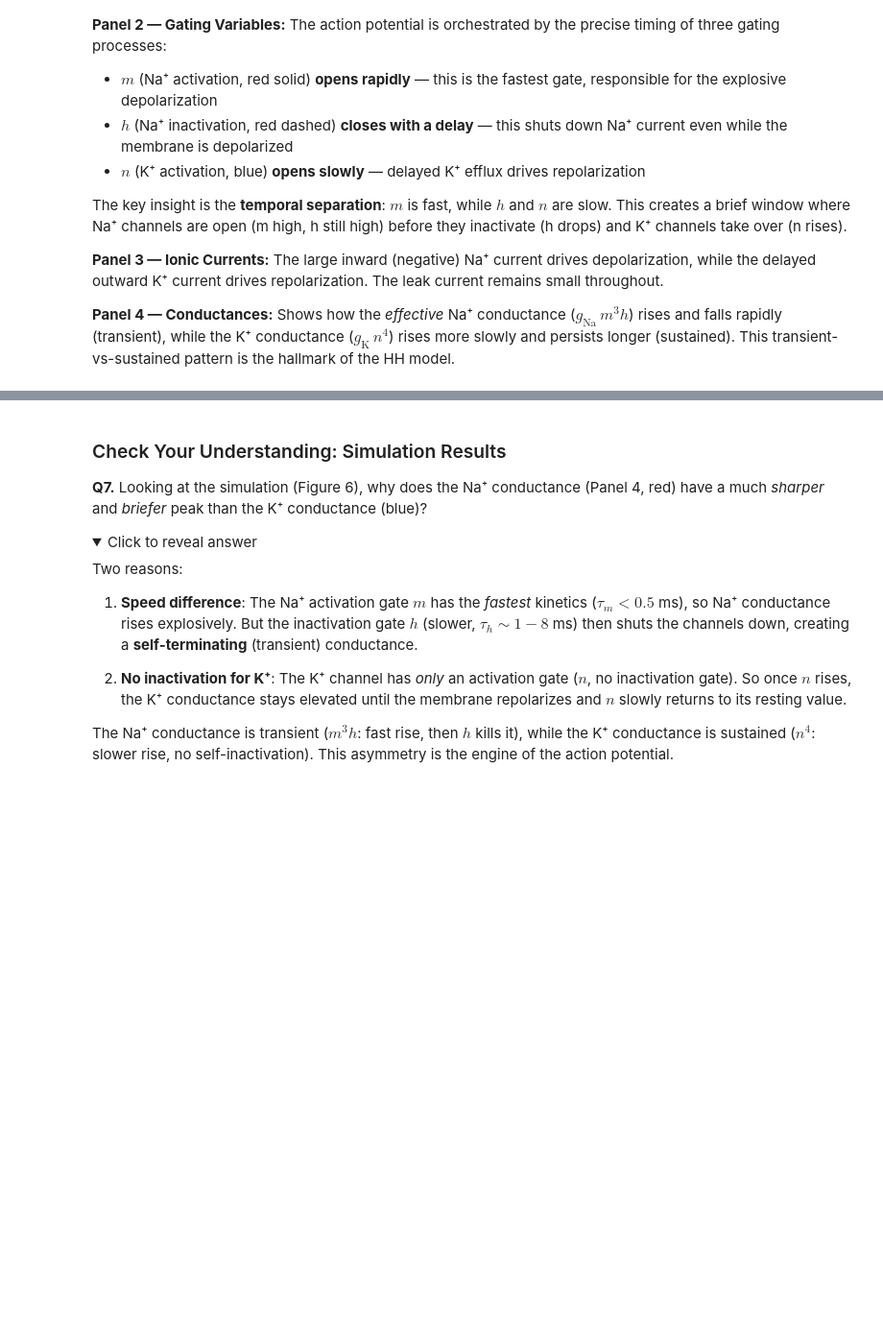
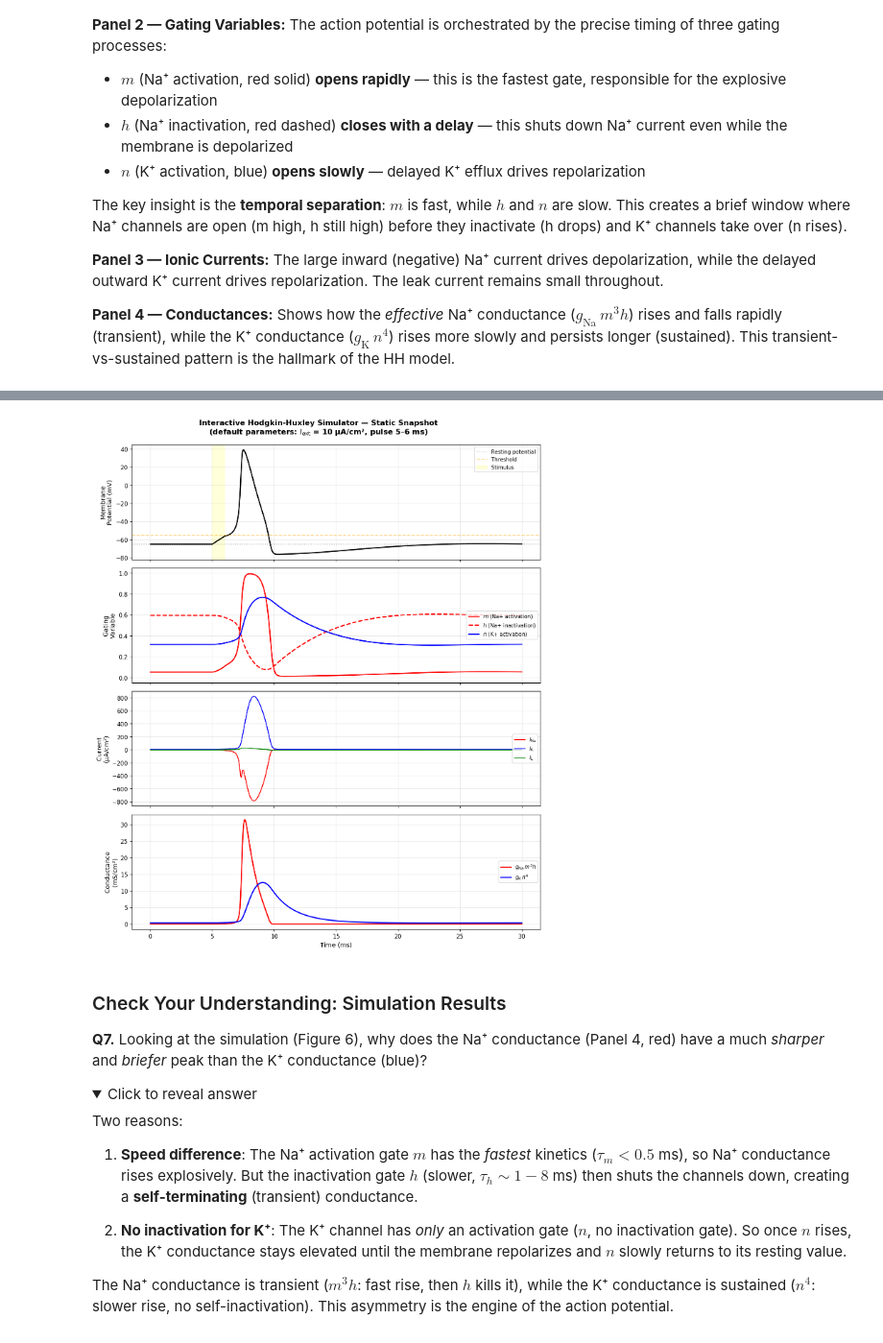
Before and after one commit to arvidl/BMED365-2026, a Jupyter notebook: Lab5-Comp-Mod/notebooks/01-action-potentials.ipynb, the cells around one changed output, grey strips where cells are left out. Shown at 96% size. Saved outputs shown, nothing was run; the diff lists cells and outputs as text; code cells hidden in the pictures; folded sections open; blank space fills up the shorter version.

```diff
--- a/Lab5-Comp-Mod/notebooks/01-action-potentials.ipynb
+++ b/Lab5-Comp-Mod/notebooks/01-action-potentials.ipynb
@@ -872,3 +1503,57 @@ The key insight is the **temporal separation**: $m$ is fast, while $h$ and $n$ a
+# %%
+# ── Static snapshot for PDF / print export ──────────────────
+# Reproduces the Interactive HH Simulator output with default parameters.
+
+hh_snap = HodgkinHuxley()
+res_snap = hh_snap.simulate(
+    t_max=30,
+    I_ext_func=lambda t: 10.0 if 5 <= t <= 6 else 0.0,
+)
+_ts = res_snap['t']
+
+fig_s, axes_s = plt.subplots(4, 1, figsize=(11, 13), sharex=True)
+fig_s.suptitle('Interactive Hodgkin-Huxley Simulator — Static Snapshot\n'
+               '(default parameters: $I_\\mathrm{ext}$ = 10 µA/cm², pulse 5–6 ms)',
+               fontsize=13, fontweight='bold', y=0.99)
+
+ax = axes_s[0]
+ax.plot(_ts, res_snap['V'], 'k-', lw=2)
+ax.axhline(y=-65, color='gray', ls=':', alpha=.5, label='Resting potential')
+ax.axhline(y=-55, color='orange', ls='--', alpha=.5, label='Threshold')
+ax.axvspan(5, 6, alpha=.15, color='yellow', label='Stimulus')
+ax.set_ylabel('Membrane\nPotential (mV)', fontsize=11)
+ax.legend(loc='upper right', fontsize=9)
+ax.grid(True, alpha=0.3)
+
+ax = axes_s[1]
+ax.plot(_ts, res_snap['m'], 'r-',  lw=2, label=r'$m$ (Na+ activation)')
+ax.plot(_ts, res_snap['h'], 'r--', lw=2, label=r'$h$ (Na+ inactivation)')
+ax.plot(_ts, res_snap['n'], 'b-',  lw=2, label=r'$n$ (K+ activation)')
+ax.set_ylabel('Gating\nVariable', fontsize=11)
+ax.legend(loc='right', fontsize=9)
+ax.set_ylim(-0.05, 1.05)
+ax.grid(True, alpha=0.3)
+
+ax = axes_s[2]
+ax.plot(_ts, res_snap['I_Na'], 'r-', lw=1.5, label=r'$I_\mathrm{Na}$')
+ax.plot(_ts, res_snap['I_K'],  'b-', lw=1.5, label=r'$I_\mathrm{K}$')
+ax.plot(_ts, res_snap['I_L'],  'g-', lw=1.5, label=r'$I_\mathrm{L}$')
+ax.set_ylabel('Current\n(µA/cm²)', fontsize=11)
+ax.legend(loc='right', fontsize=9)
+ax.grid(True, alpha=0.3)
+
+ax = axes_s[3]
+ax.plot(_ts, res_snap['g_Na_t'], 'r-', lw=2, label=r'$g_\mathrm{Na}\,m^3 h$')
+ax.plot(_ts, res_snap['g_K_t'],  'b-', lw=2, label=r'$g_\mathrm{K}\,n^4$')
+ax.set_ylabel('Conductance\n(mS/cm²)', fontsize=11)
+ax.set_xlabel('Time (ms)', fontsize=11)
+ax.legend(loc='right', fontsize=9)
+ax.grid(True, alpha=0.3)
+
+plt.tight_layout()
+plt.show()
+# %% [output]
+[figure, added]
 # %% [markdown]
 ### Check Your Understanding: Simulation Results
 
```
Also changed, not shown: parts of 6 cells of this notebook, 1 other file.
